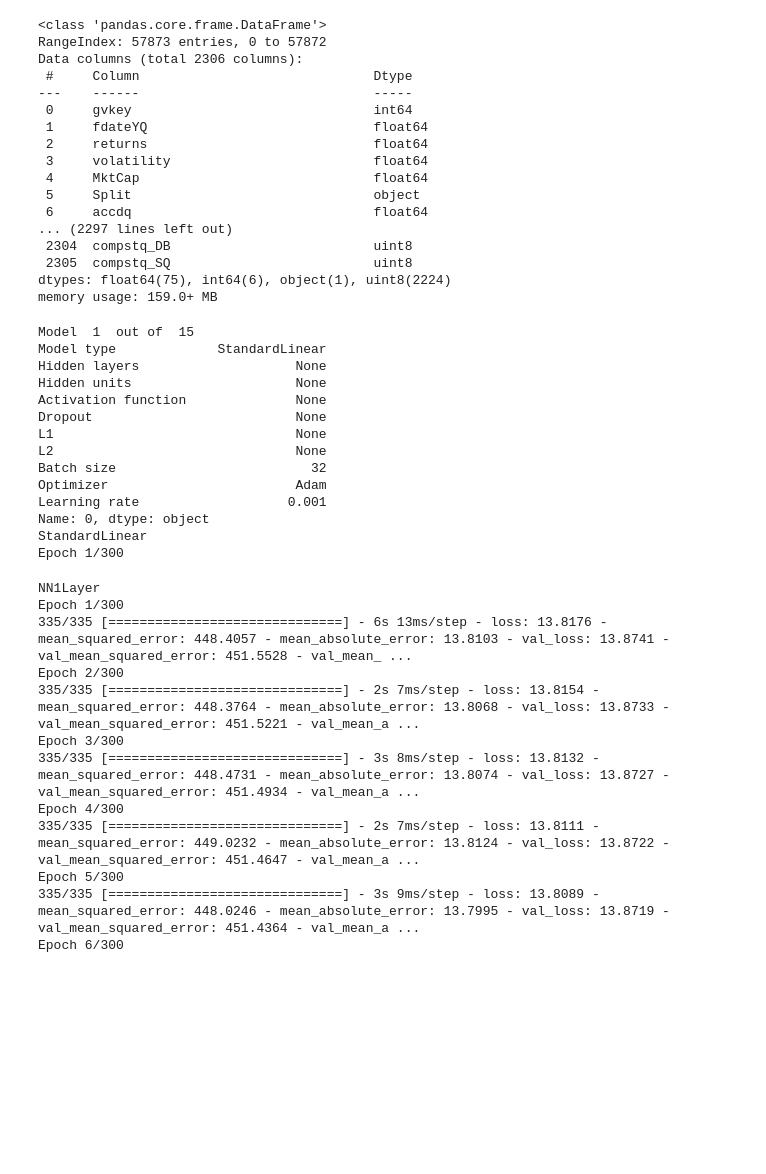
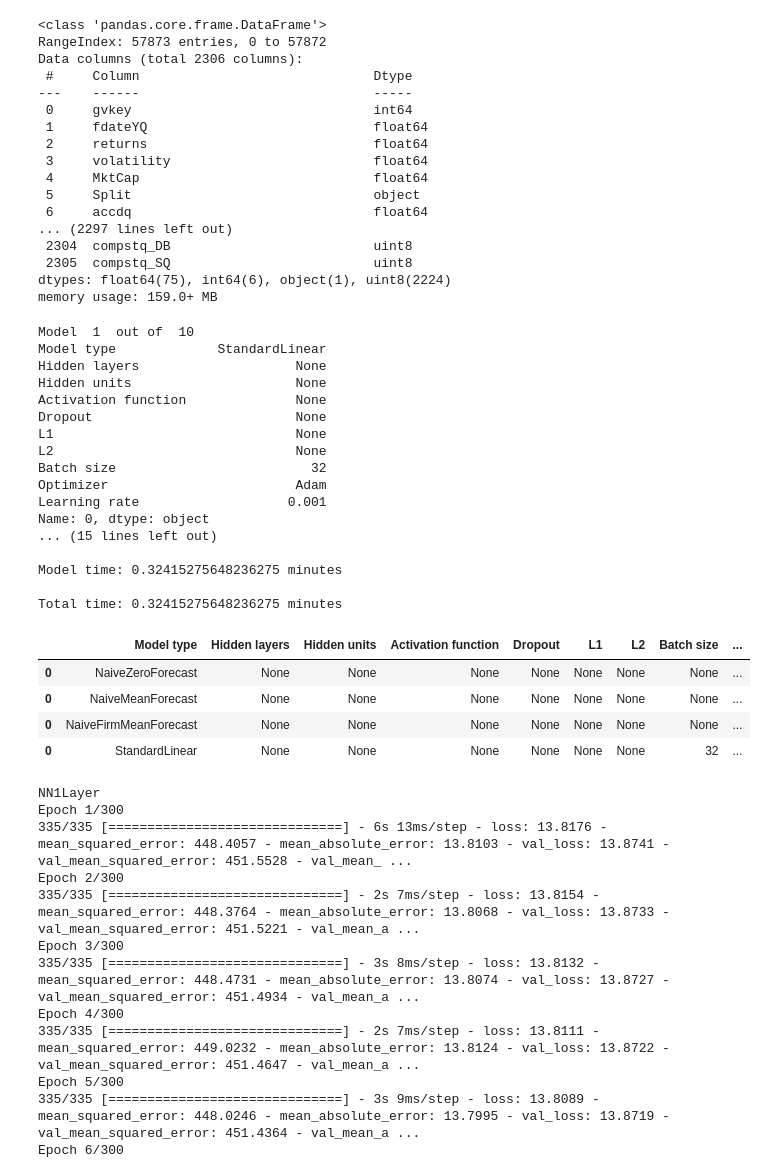
Before and after one commit to rrobberobin/MLStockForecasting, a Jupyter notebook: RobinThesisTensorflow.ipynb, the cells around one changed output. Drawn from its saved outputs; the diff is of its cells as text; code cells hidden in the pictures; blank space fills up the shorter version.

Commit message:
Generalized training loop code for different metrics (also shortened)

```diff
--- a/RobinThesisTensorflow.ipynb
+++ b/RobinThesisTensorflow.ipynb
@@ -798,7 +798,7 @@ def NNfunction(modelType, layers, units, activation, dropout, L1, L2, batch_size
     if classification:
         finalActivation="softmax"
         loss = "categorical_crossentropy"
-        metrics = ["accuracy", "MeanAbsoluteError", "MeanSquaredError"]
+        metrics = ["accuracy"]
         EarlyStopping_monitor = "val_loss"
     else:
         finalActivation="linear"
@@ -1132,14 +1132,14 @@ seed = 183
 #import random
 #random.seed(seed)
 numberOfLassoRidgeModels = 4
-numberOfNNModels = 10  #176 models took 40 min
+numberOfNNModels = 5  #176 models took 40 min
 
 randomLinearGrid = linearGrid.drop(0).sample(n=numberOfLassoRidgeModels, random_state=seed)
 randomNNGrid = NNGrid.sample(n=numberOfNNModels, random_state=seed)
 HPGrid = pd.concat([StandardLinearGrid, randomLinearGrid, randomNNGrid])
 
 HPsize = np.shape(HPGrid)[0]
-HPRange = range(0, HPsize)
+HPRange = range(0, 1)
 
 startTime = time.time() / 60
 for n in HPRange:
@@ -1158,23 +1158,21 @@ for n in HPRange:
   print("Total time: " + str(totalTrainingDuration) + " minutes\n\n")
 
 
-  #a = pd.DataFrame([CV])
   newMSE = HPGrid.iloc[[n]]
+  trainResults = CV[0] | {
+      "Epochs": CV[1],
+      "ModelPointer": CV[2],
+      "Training Time": str(modelTrainingDuration) + " minutes"
+      }
+  trainResults = pd.DataFrame(trainResults, index=newMSE.index)
+  newMSE = pd.concat([newMSE, trainResults], axis=1)
+  #newMSE.append(trainResults, ignore_index=True)
 
-  MSE = CV[0]["mean_squared_error"]
-  MAE = CV[0]["mean_absolute_error"]
-  Epochs = CV[1]
-  ModelPointer = CV[2]
-
-  # newMSE['MSE'] = MSE
-  # newMSE['MAE'] = MAE
-
-  newMSE.loc[:,"Epochs"] = Epochs
-  newMSE.loc[:,"Training Time"] = str(modelTrainingDuration) + " minutes"
-  newMSE.loc[:,"MSE"] = MSE
-  newMSE.loc[:,"MAE"] = MAE
-  newMSE.loc[:,"ModelPointer"] = ModelPointer
-  newMSE.loc[:,"ModelPointer"] = ModelPointer
+  # newMSE.loc[:,"Epochs"] = Epochs
+  # newMSE.loc[:,"Training Time"] = str(modelTrainingDuration) + " minutes"
+  # # newMSE.loc[:,"MSE"] = MSE
+  # # newMSE.loc[:,"MAE"] = MAE
+  # newMSE.loc[:,"ModelPointer"] = ModelPointer
 
   MSEMatrix = pd.concat((MSEMatrix, newMSE), axis=0)
 
@@ -1188,36 +1186,44 @@ for n in HPRange:
   #MSEMatrix = pd.concat([MSEMatrix, [HP, CV]])
 
 finalResults = MSEMatrix
 
 #finalResults[:,-1] = apply(finalResults[,-1], MARGIN=2, FUN=as.numeric)
 #finalResults = finalResults[order(finalResults[,"MSE"]),]
 #finalResults <- apply(finalResults, 2, as.character)
 
 #write.csv2(finalResults, "results3.csv", row.names = FALSE)
 
 
 #pd.DataFrame.to_csv(MSEMatrix, "resultsPython.csv")
 
 
 #finalResults = finalResults[order(finalResults[,"MSE"]),]
 
 formattedMSEMatrix = finalResults.sort_values(by=["MSE"], axis = 0)
 formattedMSEMatrix
 # %% [output]
-Model  1  out of  15
+Model  1  out of  10
 Model type             StandardLinear
 Hidden layers                    None
 Hidden units                     None
 Activation function              None
 Dropout                          None
 L1                               None
 L2                               None
 Batch size                         32
 Optimizer                        Adam
 Learning rate                   0.001
 Name: 0, dtype: object
-StandardLinear
-Epoch 1/300
+... (15 lines left out)
+
+Model time: 0.32415275648236275 minutes
+
+Total time: 0.32415275648236275 minutes
+|  | Model type | Hidden layers | Hidden units | Activation function | Dropout | L1 | L2 | Batch size | ... |
+| 0 | NaiveZeroForecast | None | None | None | None | None | None | None | ... |
+| 0 | NaiveMeanForecast | None | None | None | None | None | None | None | ... |
+| 0 | NaiveFirmMeanForecast | None | None | None | None | None | None | None | ... |
+| 0 | StandardLinear | None | None | None | None | None | None | 32 | ... |
 # %%
 1 - 13.7826/zeroForecastMAE
 
```
